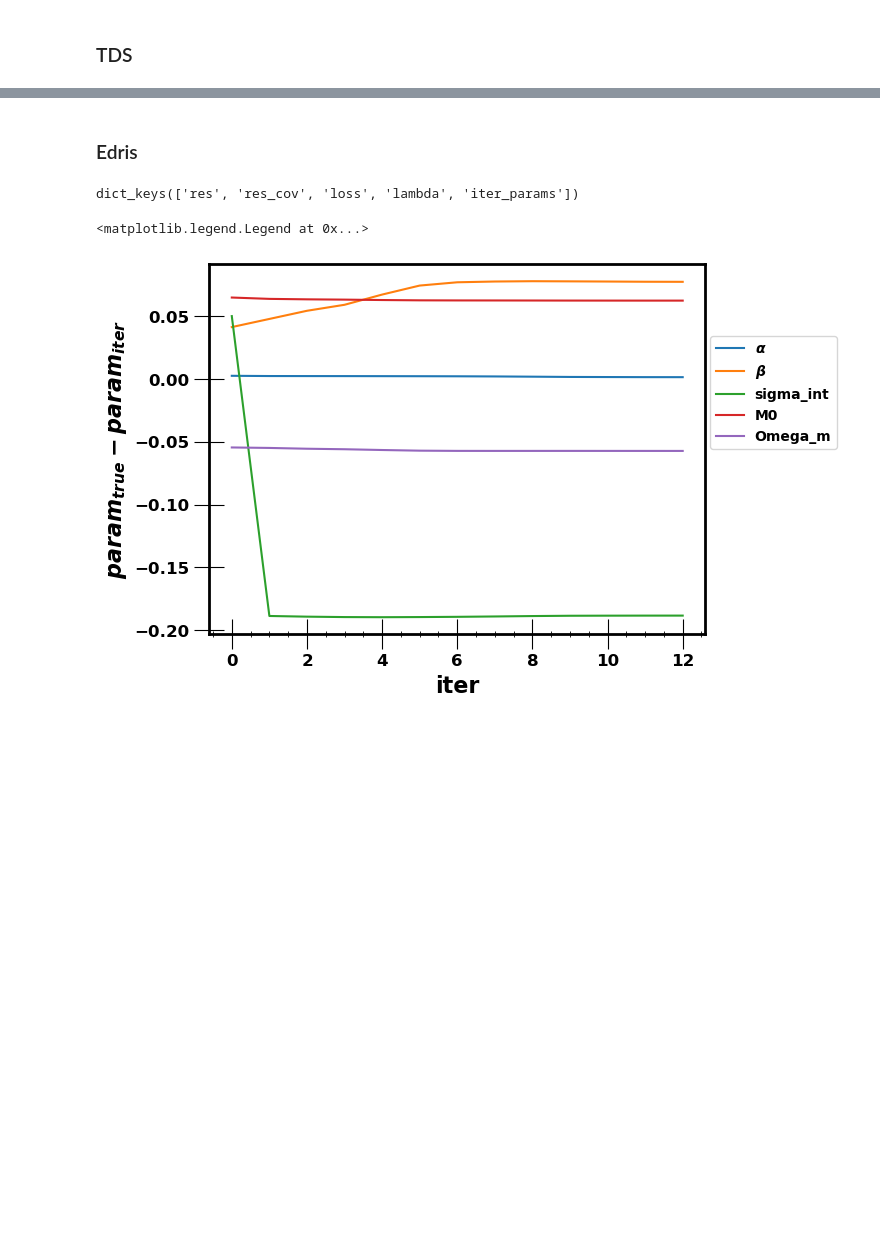
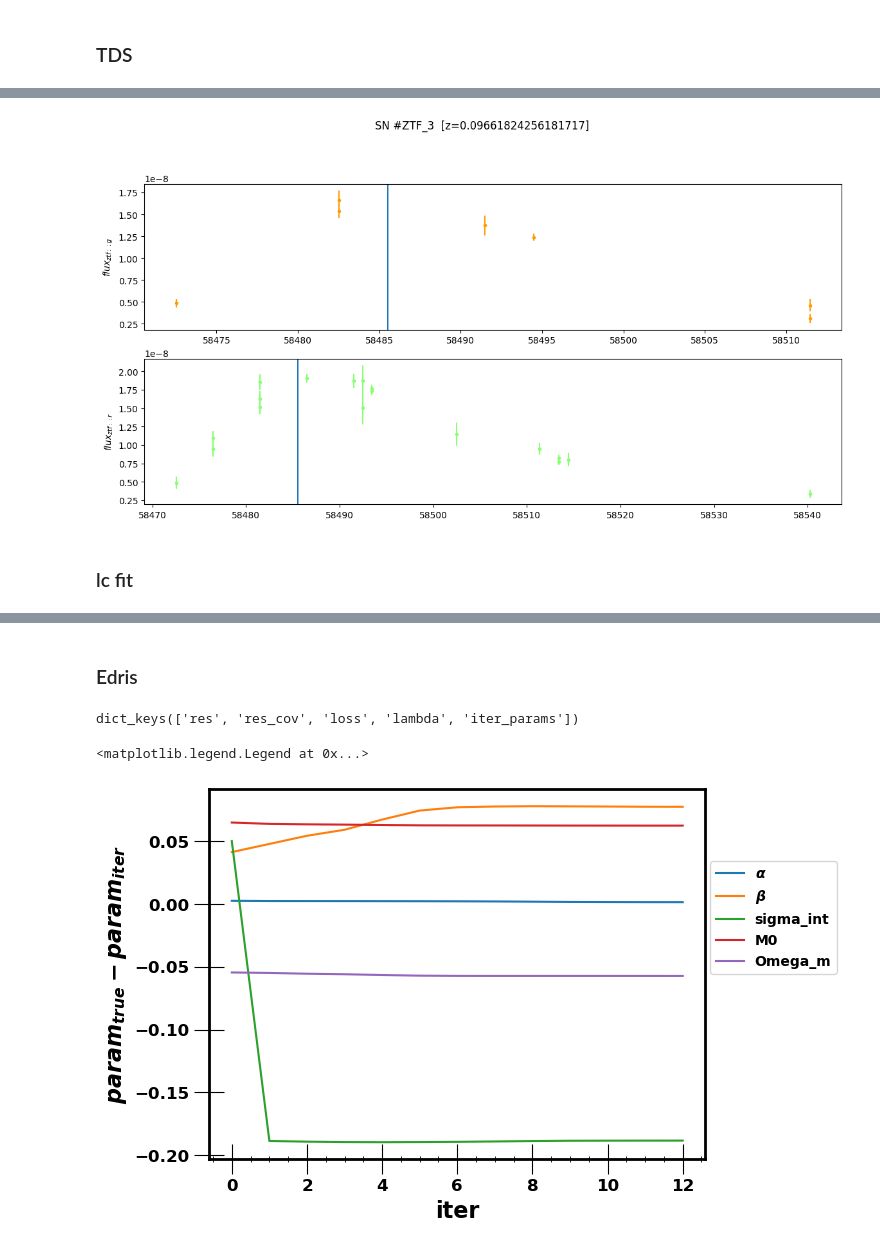
Before and after one commit to AntoineGillesLordet/Projet-LPNHE, a Jupyter notebook: 2M++.ipynb, the cells around one changed output, grey strips where cells are left out. Drawn from its saved outputs; the diff is of its cells as text; code cells hidden in the pictures; blank space fills up the shorter version.

```diff
--- a/2M++.ipynb
+++ b/2M++.ipynb
@@ -1436,0 +607,2 @@ plt.legend()
+# %%
+tds = TrainingDataset.read_parquet("tds_full", path='/cfs/data/angi0819/Projet_LPNHE/', filterlib=filterlib)
@@ -1436,0 +616,7 @@ plt.legend()
+# %%
+sn = "ZTF_3"
+tds.plot_lcs(sn)
+# %% [output]
+[figure, added]
+# %% [markdown]
+### lc fit
```
Also changed, not shown: parts of 189 cells of this notebook.
